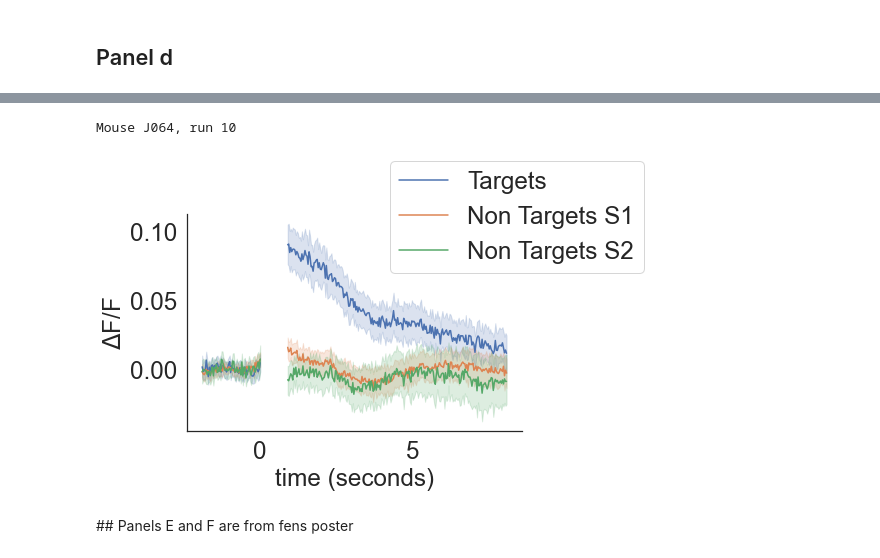
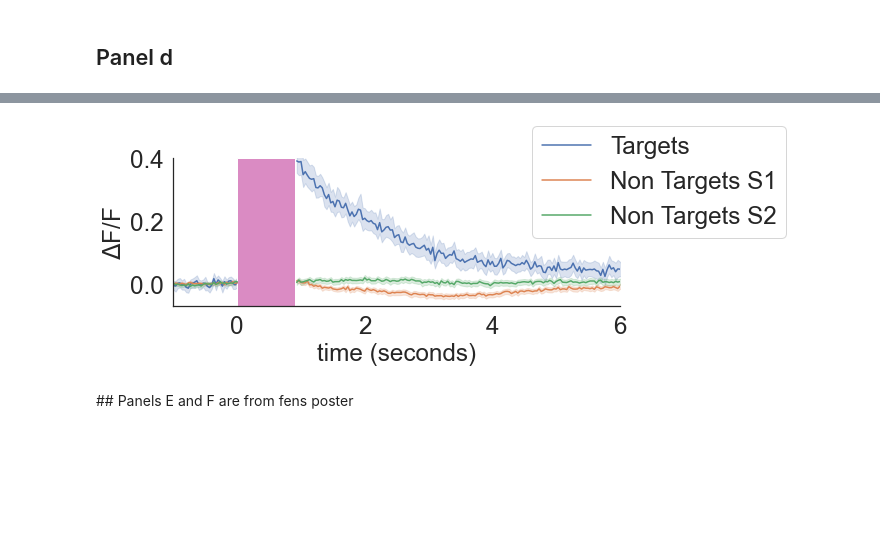
Before and after one commit to Packer-Lab/popping-off, a Jupyter notebook: notebooks/Paper Figures/Figure1.ipynb, the cells around one changed output, grey strips where cells are left out. Saved outputs shown, nothing was run; the diff lists cells and outputs as text; code cells hidden in the pictures; blank space fills up the shorter version.

Commit message:
Figure2 up to draft 2

```diff
--- a/notebooks/Paper Figures/Figure1.ipynb
+++ b/notebooks/Paper Figures/Figure1.ipynb
@@ -103,8 +106,3 @@ post-frames spans 0.83 to  8.0 inclusive
-# %%
-lm = msm.linear_models[0]
-print(lm.session)
-# %% [output]
-Mouse J064, run 10
 # %%
 def baseline_subtraction(flu, lm):
 
@@ -116,7 +114,7 @@ def baseline_subtraction(flu, lm):
     flu = np.subtract(flu.T, baseline).T
     return flu
 # %%
-def get_plot_trace(lm, targets=False, region='s1'):
+def get_plot_trace(lm, targets=False, region='s1', remove_easy=False):
 
     global COLOR_IDX
 
@@ -129,7 +127,11 @@ def get_plot_trace(lm, targets=False, region='s1'):
     mask = mask[lm.region_map[region], :, :]
 
     # Take out catch trials
-    stim_idx = lm.session.photostim != 0
+    if remove_easy:
+        stim_idx = lm.session.photostim == 1
+    else:
+        stim_idx = lm.session.photostim != 0
+
     flu = flu[:, stim_idx, :]
     mask = mask[:, stim_idx, :]
 
@@ -154,18 +156,30 @@ def get_plot_trace(lm, targets=False, region='s1'):
         label = None
 
     plt.ylabel(r'$\Delta$F/F')
+    plt.ylim(-0.07, 0.4)
+    plt.xlim(-1,6)
     legend = plt.legend(bbox_to_anchor=(1.4, 1.3))
     legend.get_frame().set_facecolor('none')
     COLOR_IDX += 1
 # %%
+lm = msm.linear_models[6]
+
 COLOR_IDX = 0  # Filthy global just to keep the pre and post color consistent
+
+plt.figure(figsize=(8,6))
+
+plt.subplot(2,1,1)
 get_plot_trace(lm, targets=True, region='s1')
+plt.axvspan(0, 0.9, facecolor=sns.color_palette()[6])
+# plt.subplot(2,1,2)
 get_plot_trace(lm, targets=False, region='s1')
 get_plot_trace(lm, targets=False, region='s2')
 
+plt.axvspan(0, 0.9, facecolor=sns.color_palette()[6])
+
 save_figure('Figure1PanelD', figure_path)
 # %% [output]
-[figure, old version]
+[figure, new version]
 # %% [markdown]
 ## Panels E and F are from fens poster
 # %% [markdown]
```
Also changed, not shown: parts of 22 cells of this notebook, 7 other files.
